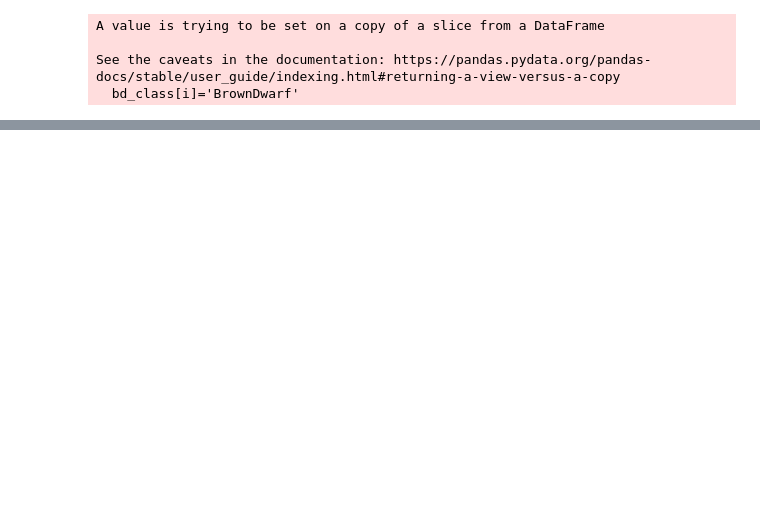
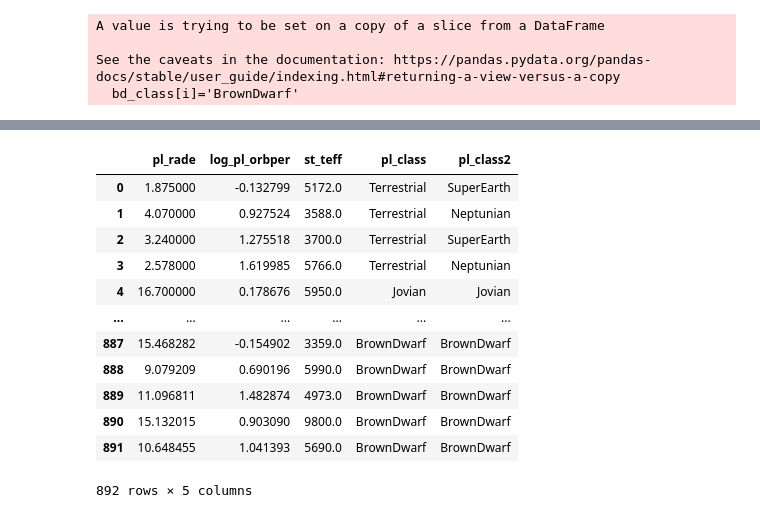
Before and after one commit to bucklonesome/DS_Portfolio, a Jupyter notebook: Exoplanet_DS_Portfolio/exoplanet_analysis_cleaning_ER.ipynb, the cells around one changed output, grey strips where cells are left out. Drawn from its saved outputs; the diff is of its cells as text; code cells hidden in the pictures; blank space fills up the shorter version.

```diff
--- a/Exoplanet_DS_Portfolio/exoplanet_analysis_cleaning_ER.ipynb
+++ b/Exoplanet_DS_Portfolio/exoplanet_analysis_cleaning_ER.ipynb
@@ -248,0 +277,10 @@ bd.to_csv('browndwarf_cleaned.csv',index=False)
+# %%
+#df_BDtest = df.copy()
+#df_BDtest = df_BDtest.drop(['pl_name', 'log_pl_bmasse','log_pl_densitye','log_pl_orbsmax','log_st_mass'],axis=1)
+
+df_c = df.copy()
+df_c = df_c.drop(['log_pl_orbsmax','log_st_mass'],axis=1)
+
+bd_c = bd.copy()
+
+df_moreBD = pd.concat([df_c,bd_c], ignore_index=True)
@@ -248,0 +296,18 @@ bd.to_csv('browndwarf_cleaned.csv',index=False)
+# %%
+df_moreBD_d = df_moreBD.drop(['pl_name','log_pl_bmasse','log_pl_densitye'],axis=1)
+# %%
+df_moreBD_d
+# %% [output]
+|  | pl_rade | log_pl_orbper | st_teff | pl_class | pl_class2 |
+| 0 | 1.875000 | -0.132799 | 5172.0 | Terrestrial | SuperEarth |
+| 1 | 4.070000 | 0.927524 | 3588.0 | Terrestrial | Neptunian |
+| 2 | 3.240000 | 1.275518 | 3700.0 | Terrestrial | SuperEarth |
+| 3 | 2.578000 | 1.619985 | 5766.0 | Terrestrial | Neptunian |
+| 4 | 16.700000 | 0.178676 | 5950.0 | Jovian | Jovian |
+| ... | ... | ... | ... | ... | ... |
+| 887 | 15.468282 | -0.154902 | 3359.0 | BrownDwarf | BrownDwarf |
+| 888 | 9.079209 | 0.690196 | 5990.0 | BrownDwarf | BrownDwarf |
+| 889 | 11.096811 | 1.482874 | 4973.0 | BrownDwarf | BrownDwarf |
+| 890 | 15.132015 | 0.903090 | 9800.0 | BrownDwarf | BrownDwarf |
+| 891 | 10.648455 | 1.041393 | 5690.0 | BrownDwarf | BrownDwarf |
+892 rows × 5 columns
```
Also changed, not shown: parts of 7 cells of this notebook, 25 other files.
